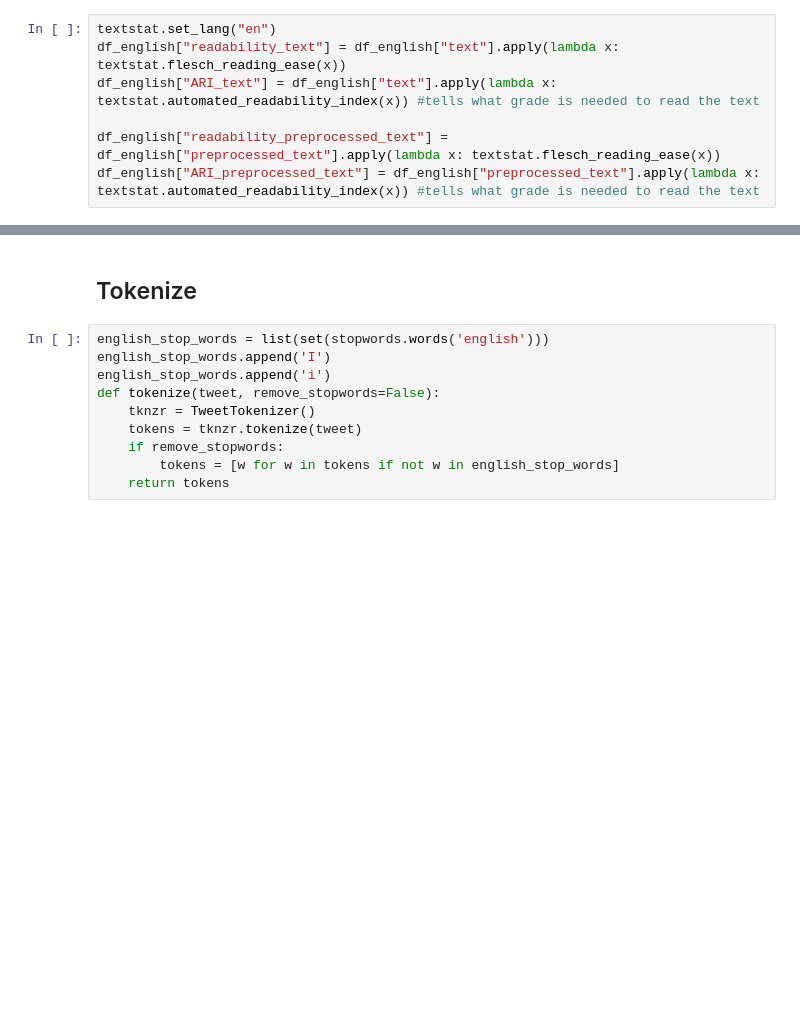
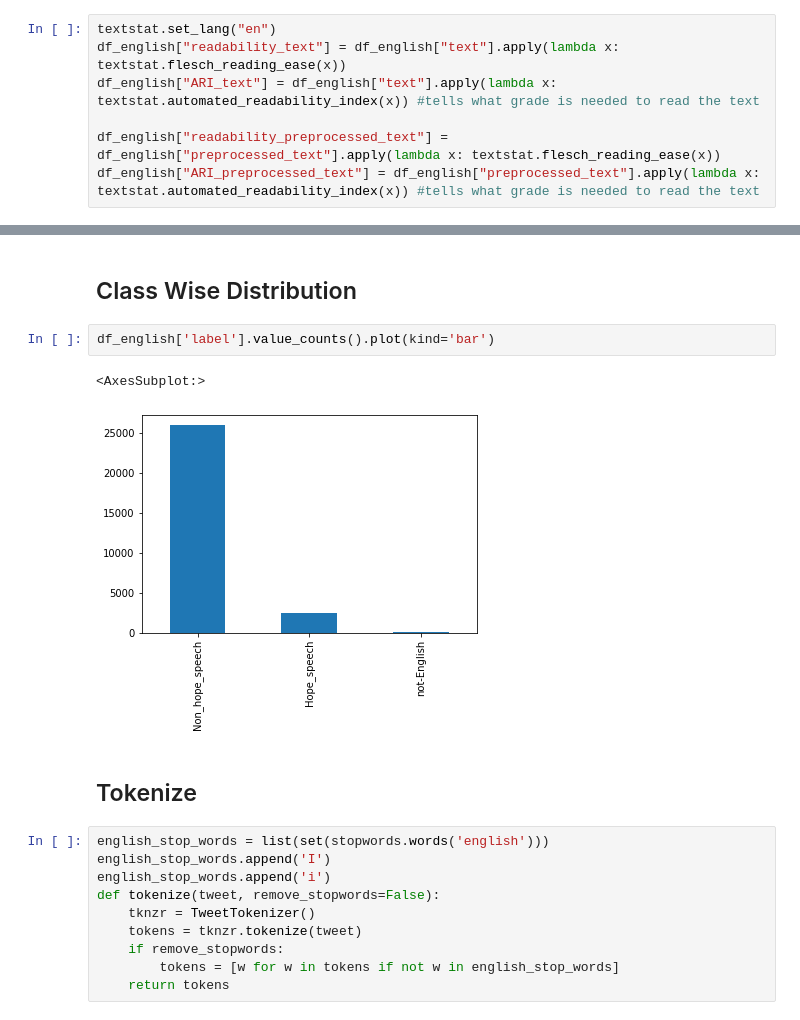
Before and after one commit to aflah02/Hope_Speech_Detection, a Jupyter notebook: Exploratory Data Analysis/eda.ipynb, the cells around one changed output, grey strips where cells are left out. Cells and saved outputs as stored; diff of their text form; blank space fills up the shorter version.

```diff
--- a/Exploratory Data Analysis/eda.ipynb
+++ b/Exploratory Data Analysis/eda.ipynb
@@ -75,6 +114,13 @@ df_english.head()
 | 2 | 2 | @Paola Hernandez i never said to ... | Non_hope_speech | <user> hernandez i never said to ... | 68.77 | 9.7 |
 | 3 | 3 | @Firstlast300 Wow An opinion is t... | Non_hope_speech | <user> wow an opinion is that i d... | 94.15 | 4.2 |
 | 4 | 4 | WOW!!!!!!!That was so so inspirin... | Hope_speech | wowthat was so so inspiring and i... | 89.75 | 6.6 |
+# %% [markdown]
+## Class Wise Distribution
+# %%
+df_english['label'].value_counts().plot(kind='bar')
+# %% [output]
+<AxesSubplot:>
+[figure, added]
 # %% [markdown]
 ## Tokenize
 # %%
```
Also changed, not shown: parts of 7 cells of this notebook.
